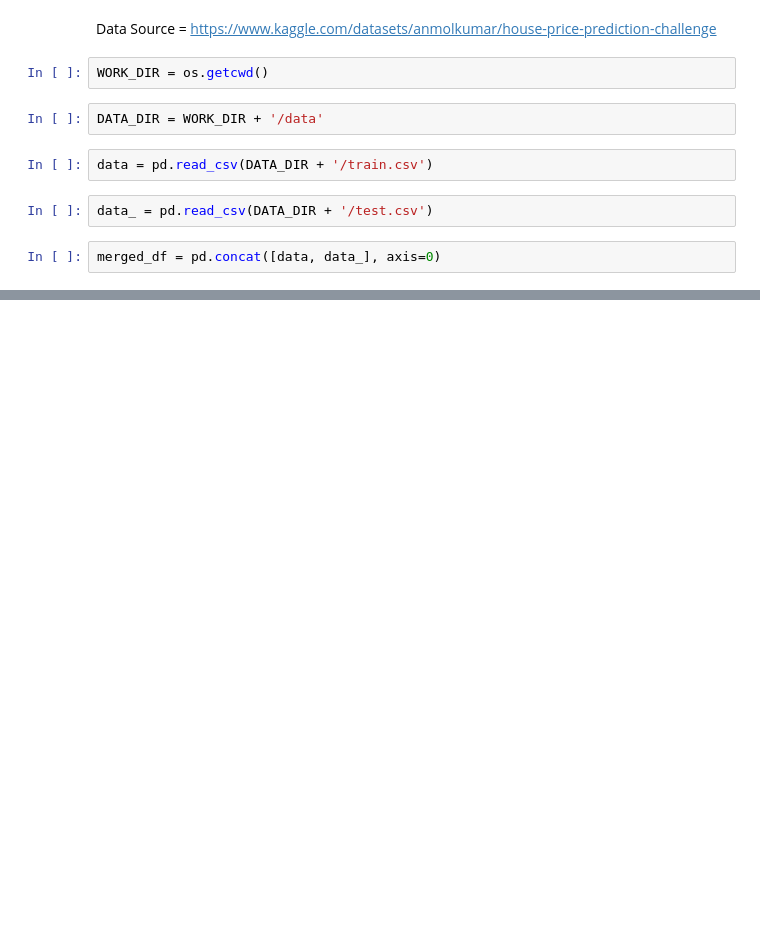
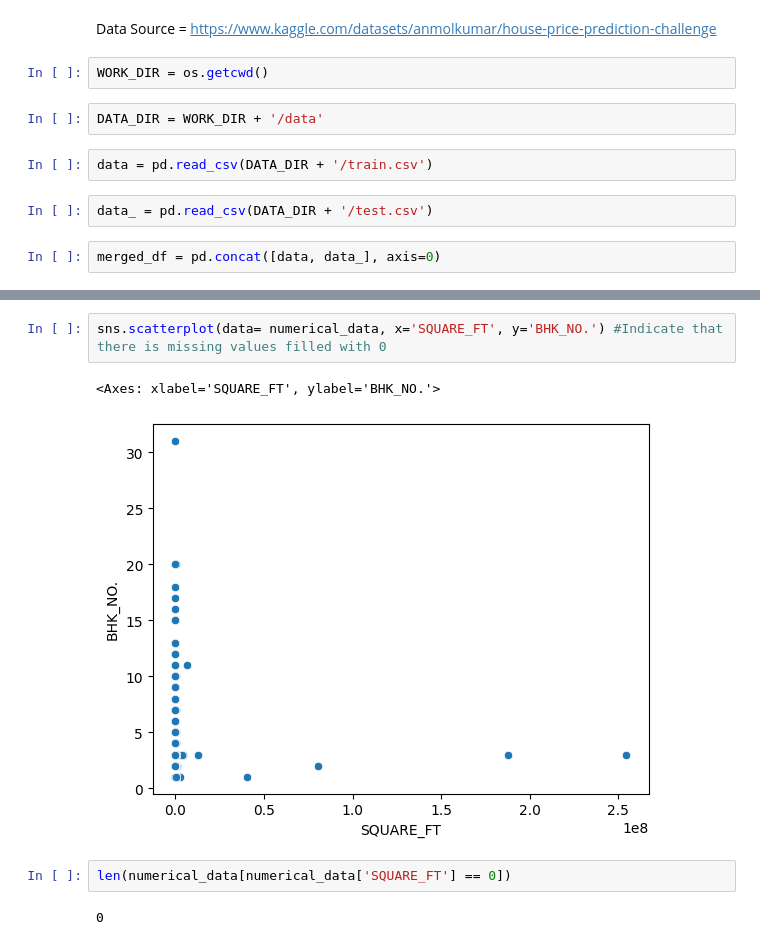
Before and after one commit to MoAly7yaei/RihalIntern, a Jupyter notebook: Regression/notebook_3.ipynb, the cells around one changed output, grey strips where cells are left out. Drawn from its saved outputs; the diff is of its cells as text; blank space fills up the shorter version.

```diff
--- a/Regression/notebook_3.ipynb
+++ b/Regression/notebook_3.ipynb
@@ -27,0 +63,9 @@ merged_df.head()
+# %%
+sns.scatterplot(data= numerical_data, x='SQUARE_FT', y='BHK_NO.') #Indicate that there is missing values filled with 0
+# %% [output]
+<Axes: xlabel='SQUARE_FT', ylabel='BHK_NO.'>
+[figure, added]
+# %%
+len(numerical_data[numerical_data['SQUARE_FT'] == 0])
+# %% [output]
+0
```
Also changed, not shown: parts of 8 cells of this notebook.
